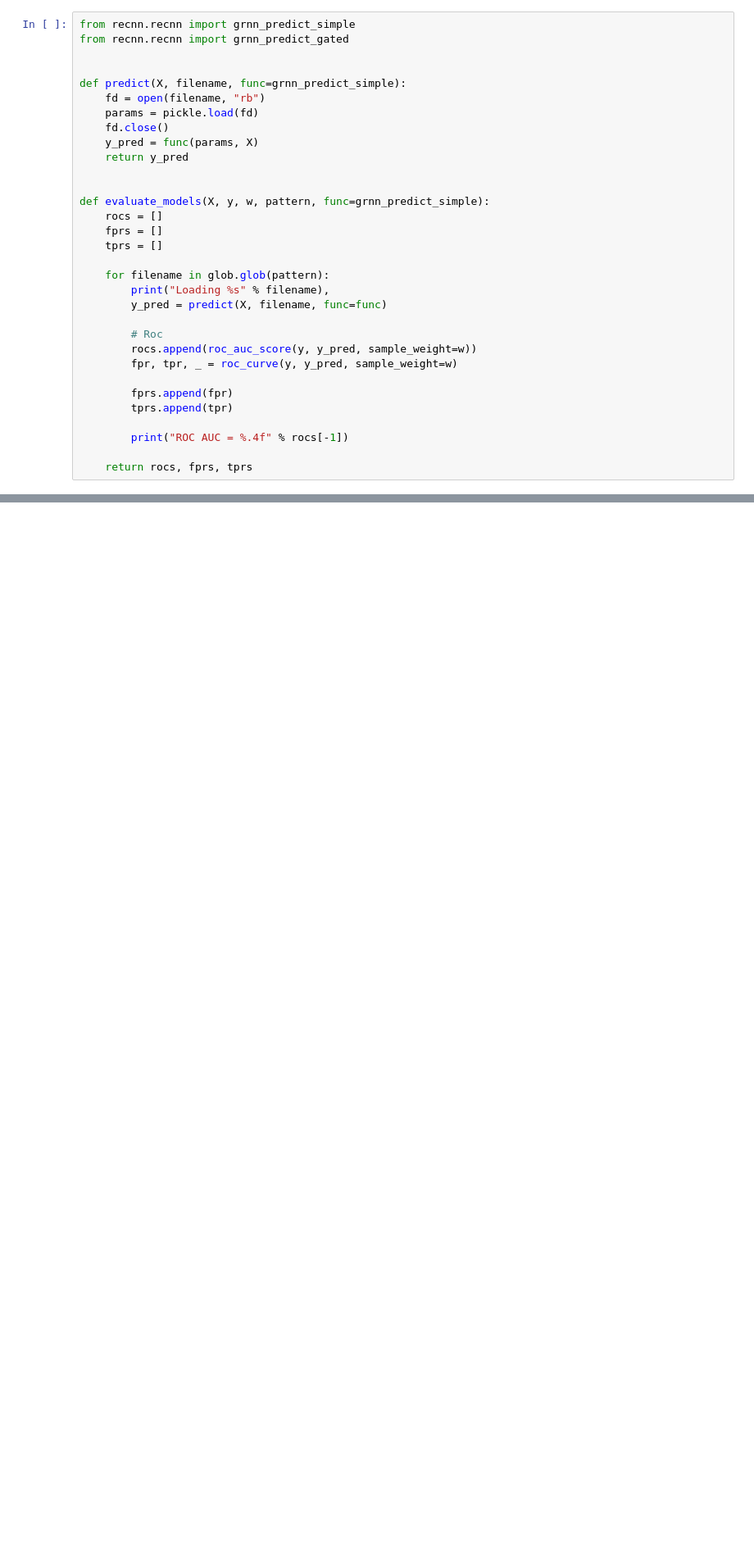
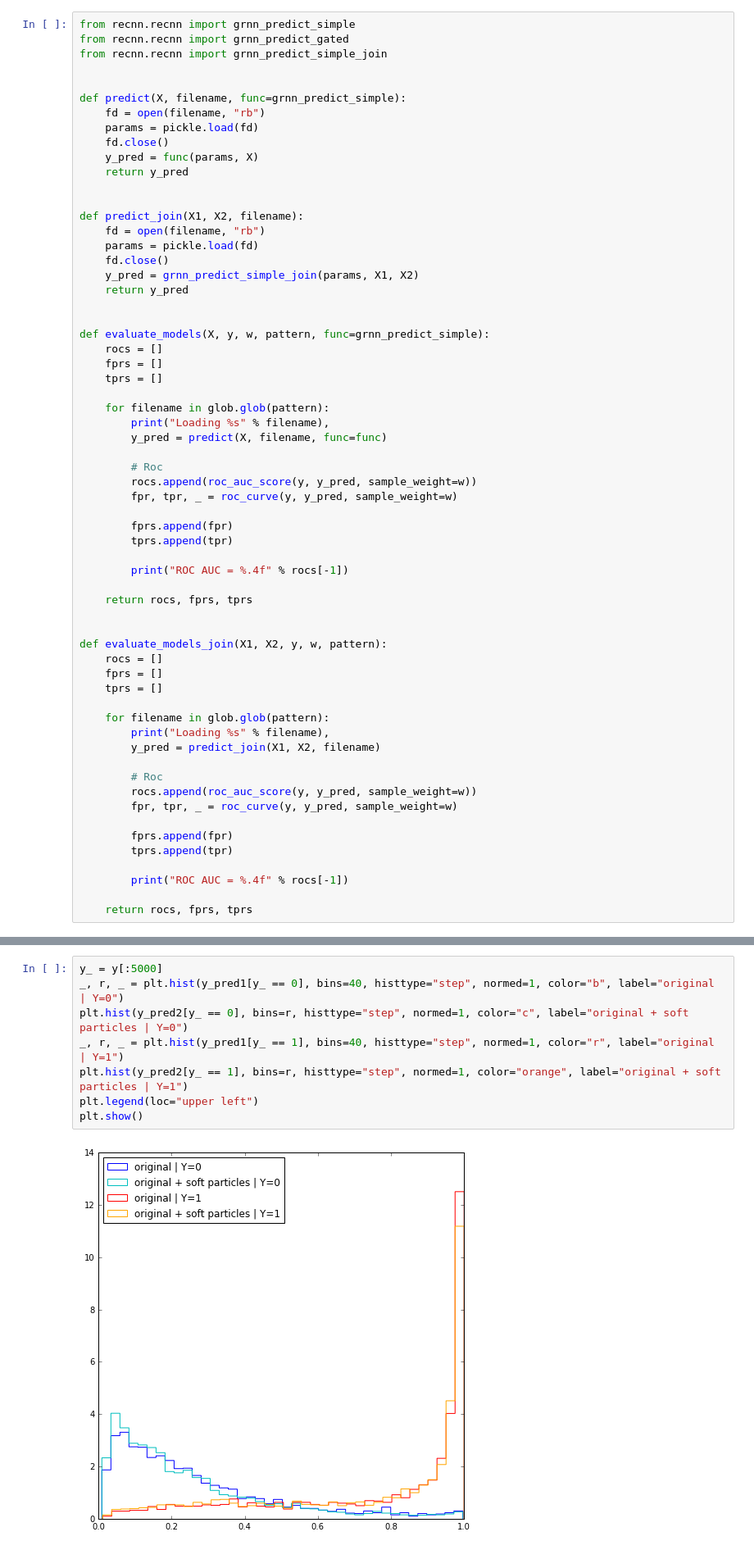
Before and after one commit to glouppe/recnn, a Jupyter notebook: notebooks/jet-study-2.ipynb, the cells around one changed output, grey strips where cells are left out. Shown: that part at 82% size. Saved outputs shown, nothing was run; the diff lists cells and outputs as text; blank space fills up the shorter version.

```diff
--- a/notebooks/jet-study-2.ipynb
+++ b/notebooks/jet-study-2.ipynb
@@ -86,6 +86,7 @@ def load_test(tf, filename_test, cropping=True):
 # %%
 from recnn.recnn import grnn_predict_simple
 from recnn.recnn import grnn_predict_gated
+from recnn.recnn import grnn_predict_simple_join
 
 
 def predict(X, filename, func=grnn_predict_simple):
@@ -93,6 +94,14 @@ def predict(X, filename, func=grnn_predict_simple):
     params = pickle.load(fd)
     fd.close()
     y_pred = func(params, X)
+    return y_pred
+
+
+def predict_join(X1, X2, filename):
+    fd = open(filename, "rb")
+    params = pickle.load(fd)
+    fd.close()
+    y_pred = grnn_predict_simple_join(params, X1, X2)
     return y_pred
 
 
@@ -115,6 +124,27 @@ def evaluate_models(X, y, w, pattern, func=grnn_predict_simple):
         print("ROC AUC = %.4f" % rocs[-1])
 
     return rocs, fprs, tprs
+
+
+def evaluate_models_join(X1, X2, y, w, pattern):
+    rocs = []
+    fprs = []
+    tprs = []
+
+    for filename in glob.glob(pattern):
+        print("Loading %s" % filename),
+        y_pred = predict_join(X1, X2, filename)
+
+        # Roc
+        rocs.append(roc_auc_score(y, y_pred, sample_weight=w))
+        fpr, tpr, _ = roc_curve(y, y_pred, sample_weight=w)
+
+        fprs.append(fpr)
+        tprs.append(tpr)
+
+        print("ROC AUC = %.4f" % rocs[-1])
+
+    return rocs, fprs, tprs
 # %%
 def plot_rocs(rocs, fprs, tprs, label="", color="r"):
     inv_fprs = []
@@ -514,5 +544,15 @@ plt.plot(np.linspace(0, 1), np.linspace(0, 1), "r")
 plt.show()
 # %% [output]
 [figure]
+# %%
+y_ = y[:5000]
+_, r, _ = plt.hist(y_pred1[y_ == 0], bins=40, histtype="step", normed=1, color="b", label="original | Y=0")
+plt.hist(y_pred2[y_ == 0], bins=r, histtype="step", normed=1, color="c", label="original + soft particles | Y=0")
+_, r, _ = plt.hist(y_pred1[y_ == 1], bins=40, histtype="step", normed=1, color="r", label="original | Y=1")
+plt.hist(y_pred2[y_ == 1], bins=r, histtype="step", normed=1, color="orange", label="original + soft particles | Y=1")
+plt.legend(loc="upper left")
+plt.show()
+# %% [output]
+[figure, added]
 # %% [markdown]
 # Stereo
```
Also changed, not shown: parts of 1 cell of this notebook.
